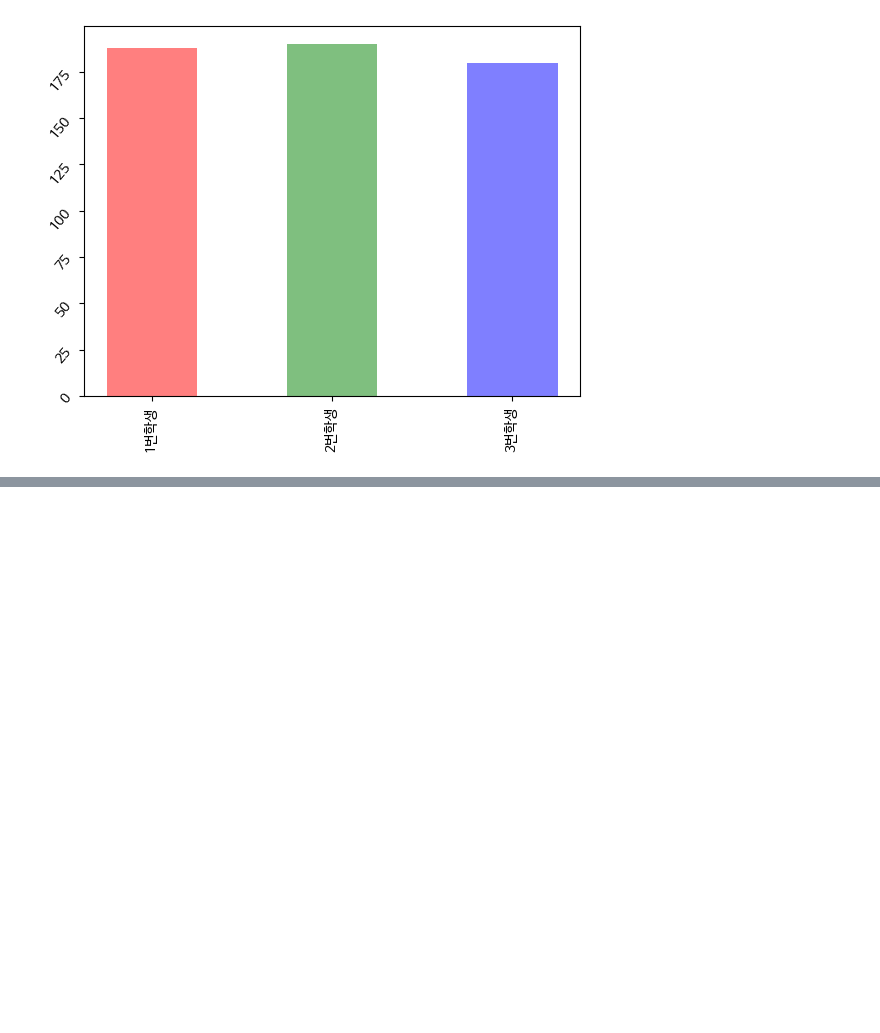
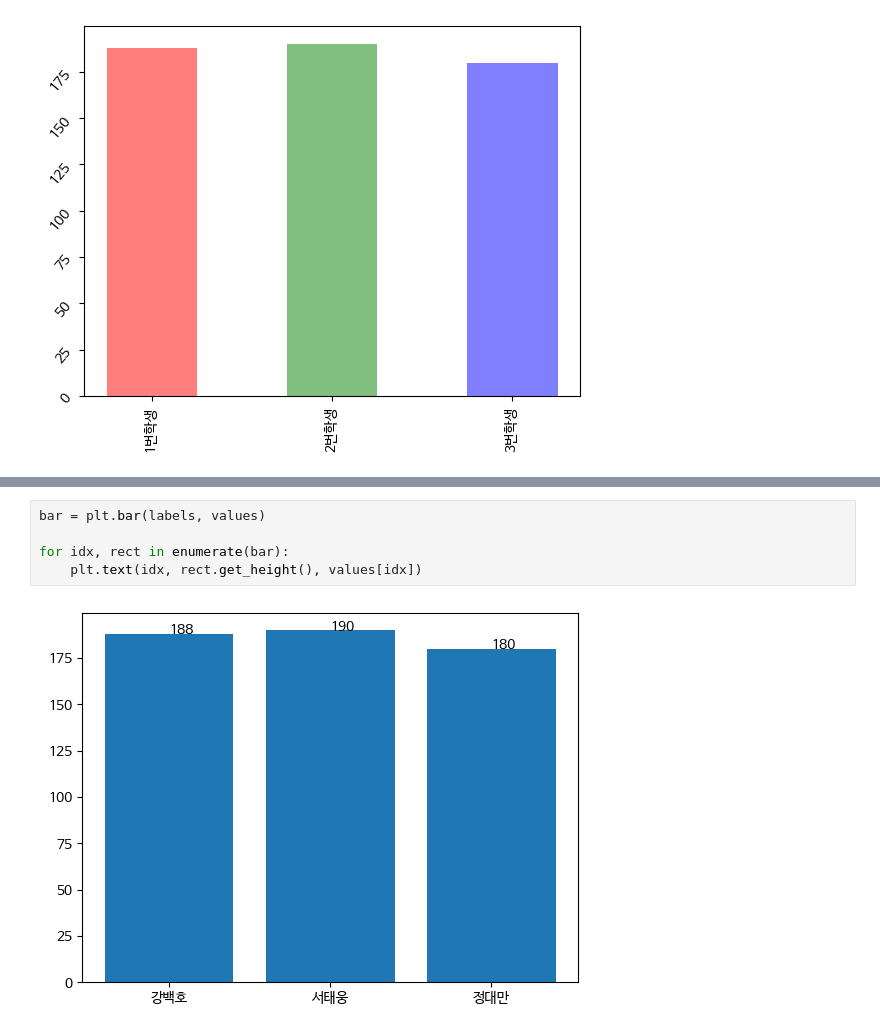
Before and after one commit to sukjin1/ed, a Jupyter notebook: Matplotlib_Nado.ipynb, the cells around one changed output, grey strips where cells are left out. Drawn from its saved outputs; the diff is of its cells as text; blank space fills up the shorter version.

```diff
--- a/Matplotlib_Nado.ipynb
+++ b/Matplotlib_Nado.ipynb
@@ -339,0 +370,7 @@ plt.yticks(rotation = 50) # x축의 데이터 각도
+# %%
+bar = plt.bar(labels, values)
+
+for idx, rect in enumerate(bar):
+    plt.text(idx, rect.get_height(), values[idx])
+# %% [output]
+[figure, added]
```
Also changed, not shown: parts of 17 cells of this notebook.
